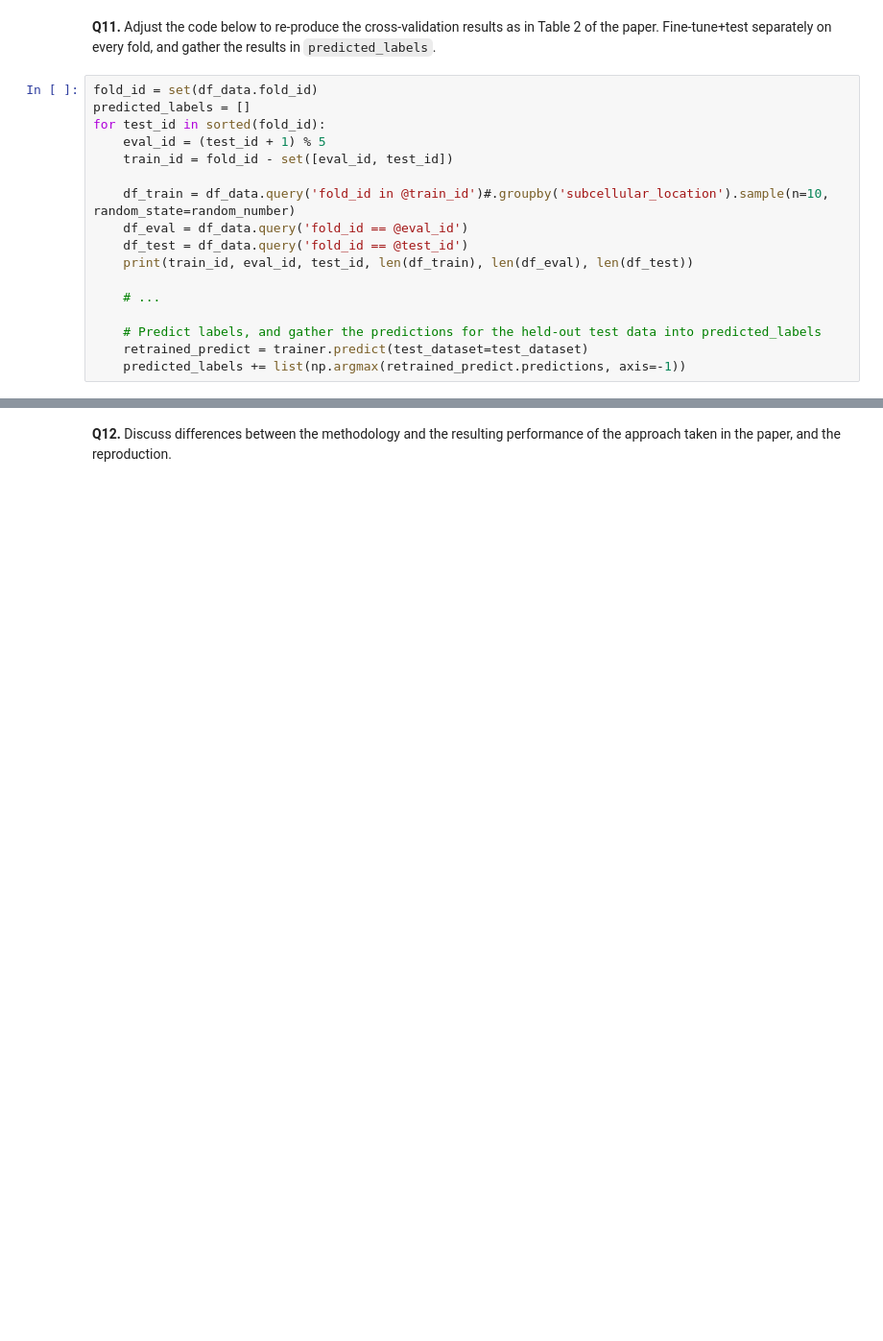
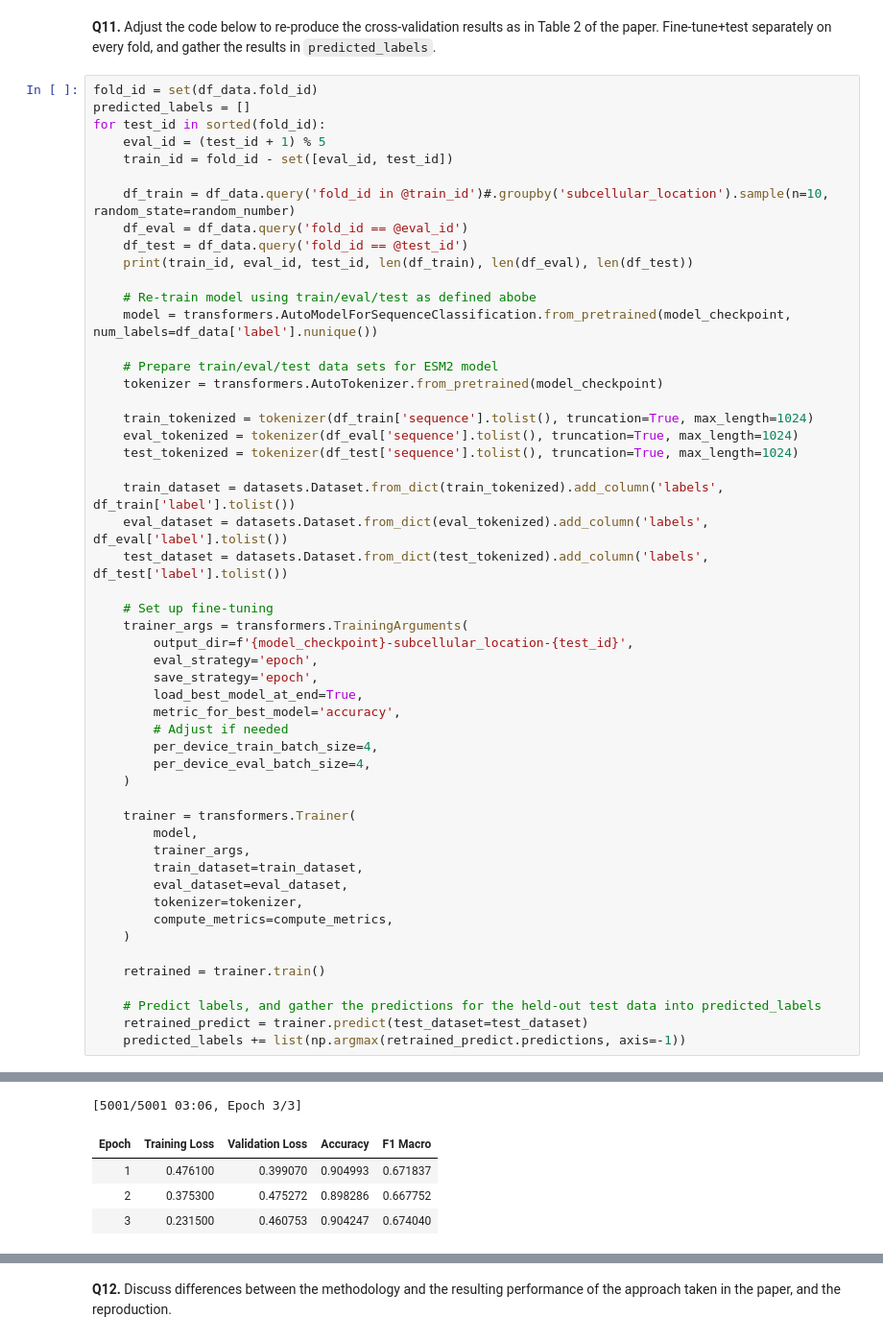
Before and after one commit to evocellnet/bc_deep_learning_in_biology, a Jupyter notebook: lab4/2_plm-fine-tuning.ipynb, the cells around one changed output, grey strips where cells are left out. Shown at 96% size. Drawn from its saved outputs; the diff is of its cells as text; blank space fills up the shorter version.

```diff
--- a/lab4/2_plm-fine-tuning.ipynb
+++ b/lab4/2_plm-fine-tuning.ipynb
@@ -126,8 +212,44 @@ for test_id in sorted(fold_id):
     df_test = df_data.query('fold_id == @test_id')
     print(train_id, eval_id, test_id, len(df_train), len(df_eval), len(df_test))
 
-    # ...
+    # Re-train model using train/eval/test as defined abobe
+    model = transformers.AutoModelForSequenceClassification.from_pretrained(model_checkpoint, num_labels=df_data['label'].nunique())
+
+    # Prepare train/eval/test data sets for ESM2 model
+    tokenizer = transformers.AutoTokenizer.from_pretrained(model_checkpoint)
+
+    train_tokenized = tokenizer(df_train['sequence'].tolist(), truncation=True, max_length=1024)
+    eval_tokenized = tokenizer(df_eval['sequence'].tolist(), truncation=True, max_length=1024)
+    test_tokenized = tokenizer(df_test['sequence'].tolist(), truncation=True, max_length=1024)
+
+    train_dataset = datasets.Dataset.from_dict(train_tokenized).add_column('labels', df_train['label'].tolist())
+    eval_dataset = datasets.Dataset.from_dict(eval_tokenized).add_column('labels', df_eval['label'].tolist())
+    test_dataset = datasets.Dataset.from_dict(test_tokenized).add_column('labels', df_test['label'].tolist())
+
+    # Set up fine-tuning
+    trainer_args = transformers.TrainingArguments(
+        output_dir=f'{model_checkpoint}-subcellular_location-{test_id}',
+        eval_strategy='epoch',
+        save_strategy='epoch',
+        load_best_model_at_end=True,
+        metric_for_best_model='accuracy',
+        # Adjust if needed
+        per_device_train_batch_size=4,
+        per_device_eval_batch_size=4,
+    )
+
+    trainer = transformers.Trainer(
+        model,
+        trainer_args,
+        train_dataset=train_dataset,
+        eval_dataset=eval_dataset,
+        tokenizer=tokenizer,
+        compute_metrics=compute_metrics,
+    )
+
+    retrained = trainer.train()
 
     # Predict labels, and gather the predictions for the held-out test data into predicted_labels
     retrained_predict = trainer.predict(test_dataset=test_dataset)
     predicted_labels += list(np.argmax(retrained_predict.predictions, axis=-1))
+# %% [output]
@@ -133,0 +259,5 @@ for test_id in sorted(fold_id):
+[5001/5001 03:06, Epoch 3/3]
+| Epoch | Training Loss | Validation Loss | Accuracy | F1 Macro |
+| 1 | 0.476100 | 0.399070 | 0.904993 | 0.671837 |
+| 2 | 0.375300 | 0.475272 | 0.898286 | 0.667752 |
+| 3 | 0.231500 | 0.460753 | 0.904247 | 0.674040 |
```
Also changed, not shown: parts of 10 cells of this notebook, 1 other file.
